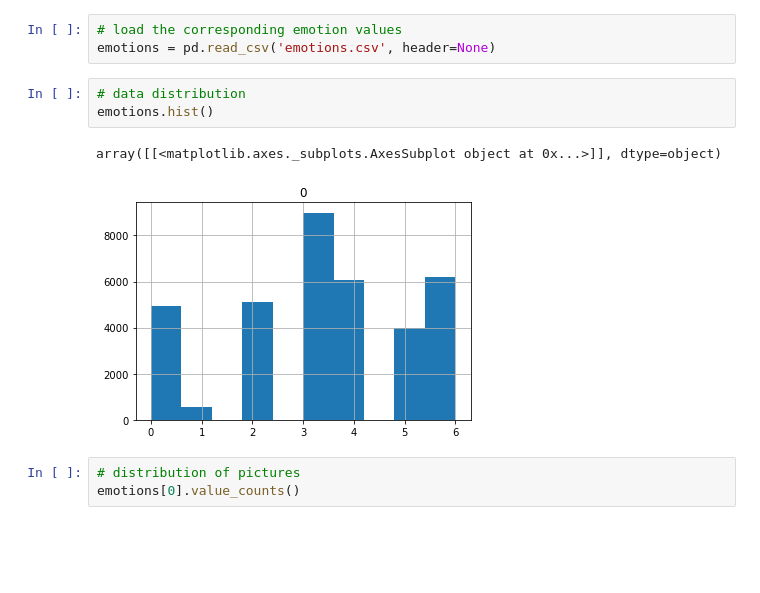
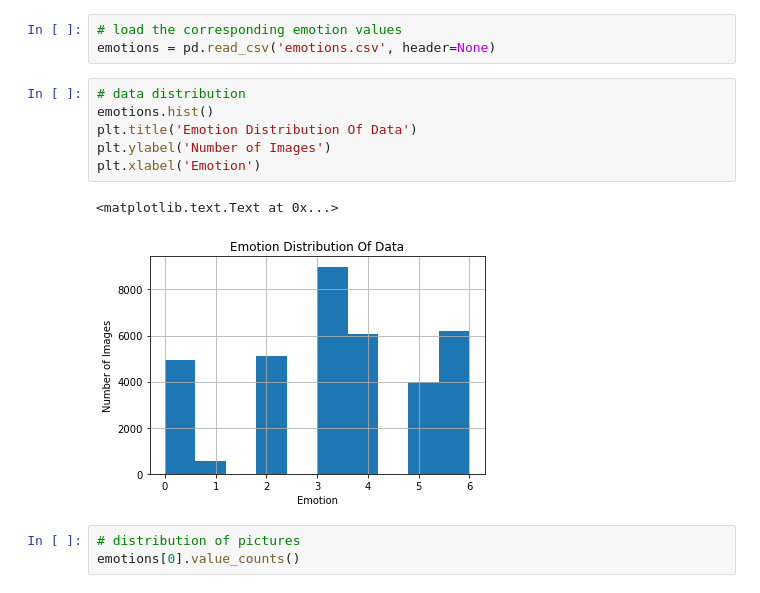
Before and after one commit to namitaatri/MachineLearningNanodegree, a Jupyter notebook: capstone/fer.ipynb, the cells around one changed output. Saved outputs shown, nothing was run; the diff lists cells and outputs as text; blank space fills up the shorter version.

```diff
--- a/capstone/fer.ipynb
+++ b/capstone/fer.ipynb
@@ -129,12 +125,15 @@ images_test = np.load('dataset/test_raw.npy')
 # %%
 # load the corresponding emotion values
 emotions = pd.read_csv('emotions.csv', header=None)
-# %%
-# data distribution
-emotions.hist()
-# %% [output]
-array([[<matplotlib.axes._subplots.AxesSubplot object at 0x...>]], dtype=object)
-[figure, removed]
+# %%
+# data distribution
+emotions.hist()
+plt.title('Emotion Distribution Of Data')
+plt.ylabel('Number of Images')
+plt.xlabel('Emotion')
+# %% [output]
+<matplotlib.text.Text at 0x...>
+[figure, added]
 # %%
 # distribution of pictures
 emotions[0].value_counts()
```
Also changed, not shown: parts of 26 cells of this notebook.
